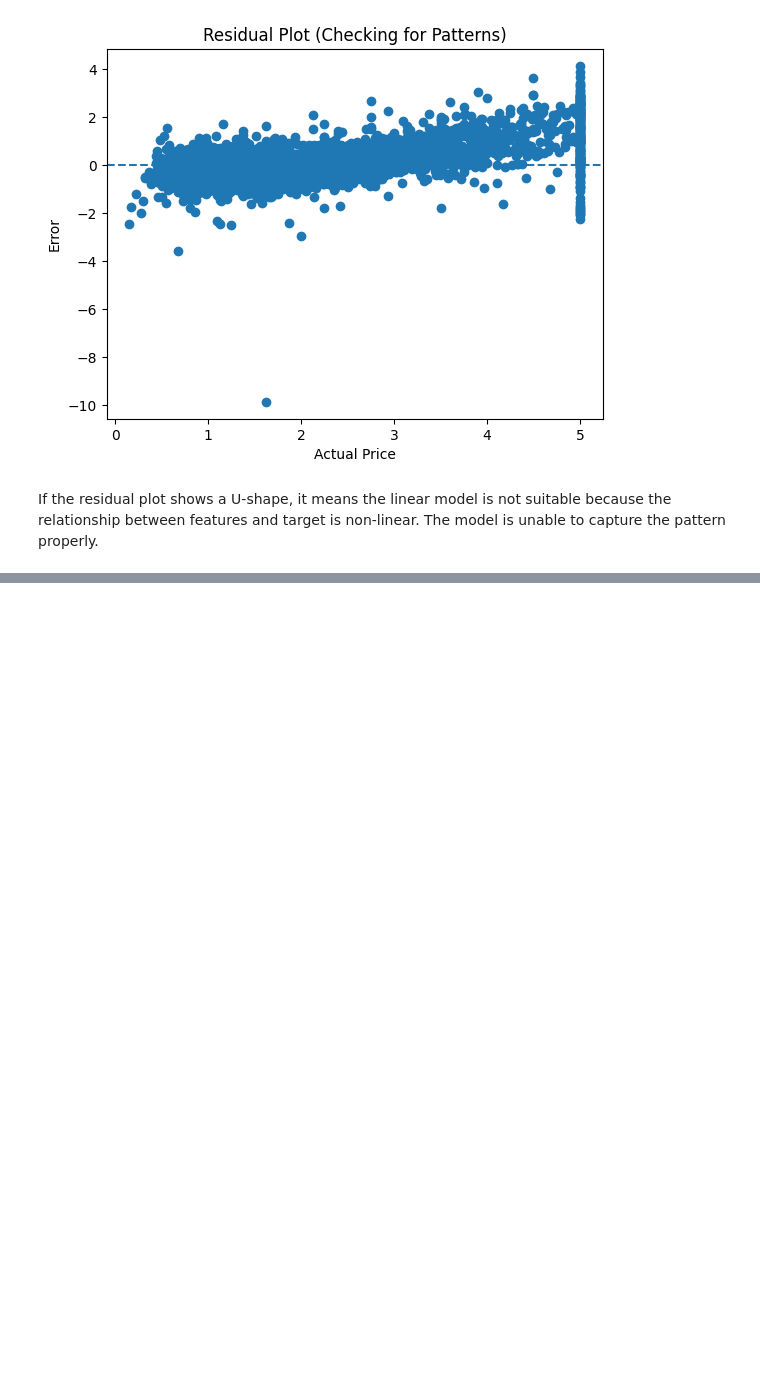
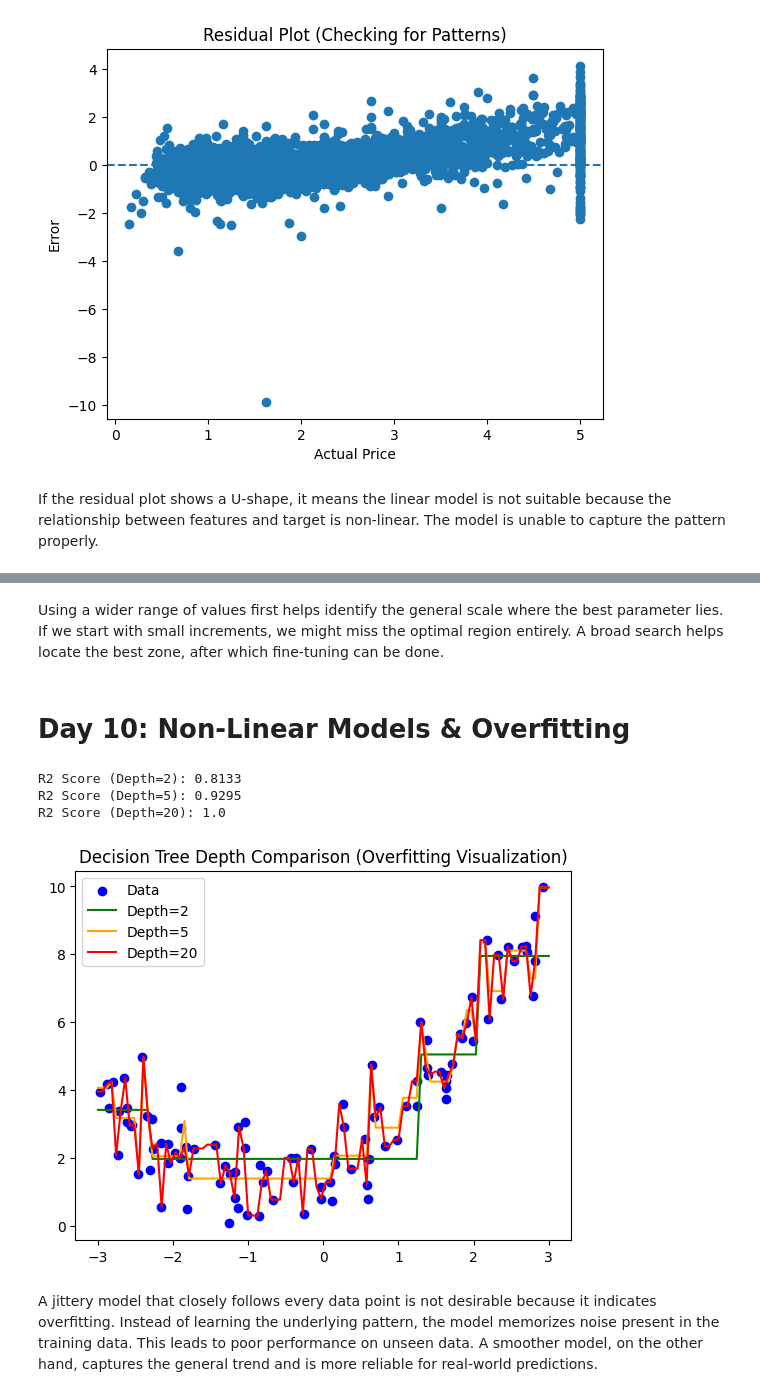
Before and after one commit to PavanSoni1302/AI-ML, a Jupyter notebook: Submission.ipynb, the cells around one changed output, grey strips where cells are left out. Saved outputs shown, nothing was run; the diff lists cells and outputs as text; code cells hidden in the pictures; blank space fills up the shorter version.

Commit message:
feat: implement nonlinear models and overfitting analysis (Day 10)

```diff
--- a/Submission.ipynb
+++ b/Submission.ipynb
@@ -159,0 +213,48 @@ If the residual plot shows a U-shape, it means the linear model is not suitable
+# %% [markdown]
+Using a wider range of values first helps identify the general scale where the best parameter lies.
+If we start with small increments, we might miss the optimal region entirely.
+A broad search helps locate the best zone, after which fine-tuning can be done.
+# %% [markdown]
+# Day 10: Non-Linear Models & Overfitting
+# %%
+import numpy as np
+import matplotlib.pyplot as plt
+from sklearn.tree import DecisionTreeRegressor
+from sklearn.metrics import r2_score
+
+np.random.seed(42)
+
+# Generate data
+X = 6 * np.random.rand(100, 1) - 3
+y = 0.5 * X**2 + X + 2 + np.random.randn(100, 1)
+
+# Prediction range
+X_new = np.linspace(-3, 3, 100).reshape(100, 1)
+
+# Depth values
+depths = [2, 5, 20]
+colors = ['green', 'orange', 'red']
+
+plt.figure()
+plt.scatter(X, y, color='blue', label='Data')
+
+for depth, color in zip(depths, colors):
+    tree = DecisionTreeRegressor(max_depth=depth, random_state=42)
+    tree.fit(X, y)
+
+    y_pred = tree.predict(X_new)
+    plt.plot(X_new, y_pred, color=color, label=f"Depth={depth}")
+
+    r2 = r2_score(y, tree.predict(X))
+    print(f"R2 Score (Depth={depth}):", round(r2, 4))
+
+plt.legend()
+plt.title("Decision Tree Depth Comparison (Overfitting Visualization)")
+plt.show()
+# %% [output]
+R2 Score (Depth=2): 0.8133
+R2 Score (Depth=5): 0.9295
+R2 Score (Depth=20): 1.0
+[figure, added]
+# %% [markdown]
+A jittery model that closely follows every data point is not desirable because it indicates overfitting. Instead of learning the underlying pattern, the model memorizes noise present in the training data. This leads to poor performance on unseen data. A smoother model, on the other hand, captures the general trend and is more reliable for real-world predictions.
```
Also changed, not shown: parts of 2 cells of this notebook, 4 other files.
